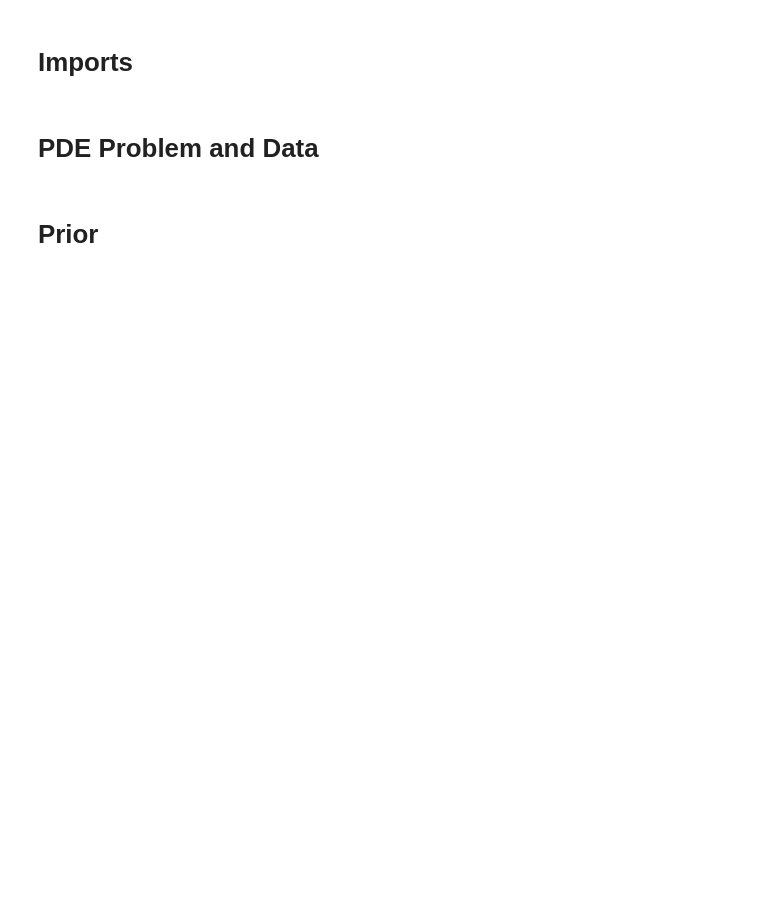
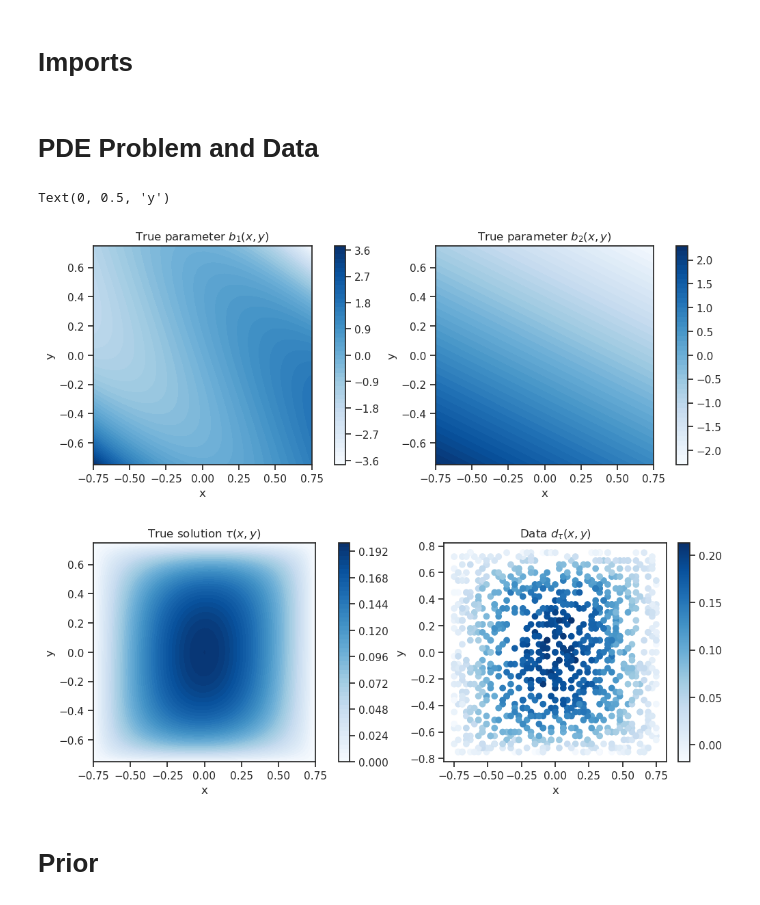
Before and after one commit to maximilian-kruse/SPIN, a Jupyter notebook: examples/2D_drift_mfpt.ipynb, the cells around one changed output. Cells and saved outputs as stored; diff of their text form; code cells hidden in the pictures; blank space fills up the shorter version.

```diff
--- a/examples/2D_drift_mfpt.ipynb
+++ b/examples/2D_drift_mfpt.ipynb
@@ -37,7 +37,7 @@ true_parameter = converter.convert_to_numpy(
 true_solution = spin_problem.solve_forward(true_parameter)
 # %%
 noise_std = 0.01
-num_data_points = 100
+num_data_points = 1000
 rng = np.random.default_rng(seed=0)
 data_indices = rng.integers(1, true_solution.size - 1, size=num_data_points)
 data_locations = solution_coordinates[data_indices, :]
@@ -54,52 +54,46 @@ contour_plot = axs[0].tricontourf(
     cmap="Blues",
 )
 fig.colorbar(contour_plot)
-axs[0].set_title("True parameter")
+axs[0].set_title(r"True parameter $b_1(x, y)$")
 axs[0].set_xlabel("x")
 axs[0].set_ylabel("y")
-axs[0].text(
-    0.2, 0.5, r"$b_1(x, y)$", bbox={"facecolor": "white", "boxstyle": "round", "alpha": 0.7}
-)
+
 contour_plot = axs[1].tricontourf(
     parameter_coordinates[:, 0],
     parameter_coordinates[:, 1],
     true_parameter[1, :],
     levels=50,
     cmap="Blues",
 )
 fig.colorbar(contour_plot)
-axs[1].set_title("True parameter")
+axs[1].set_title(r"True parameter $b_2(x, y)$")
 axs[1].set_xlabel("x")
 axs[1].set_ylabel("y")
-axs[1].text(
-    0.2, 0.5, r"$b_2(x, y)$", bbox={"facecolor": "white", "boxstyle": "round", "alpha": 0.7}
-)
 
 fig, axs = plt.subplots(nrows=1, ncols=2, figsize=(10, 4), layout="constrained")
 contour_plot = axs[0].tricontourf(
     solution_coordinates[:, 0],
     solution_coordinates[:, 1],
     true_solution,
     levels=50,
     cmap="Blues",
 )
 fig.colorbar(contour_plot)
-axs[0].set_title("True solution")
+axs[0].set_title(r"True solution $\tau(x, y)$")
 axs[0].set_xlabel("x")
 axs[0].set_ylabel("y")
-axs[0].text(
-    0.2, 0.5, r"$\tau(x, y)$", bbox={"facecolor": "white", "boxstyle": "round", "alpha": 0.7}
-)
+
 scatter_plot = axs[1].scatter(
     data_locations[:, 0], data_locations[:, 1], c=data_values, cmap="Blues"
 )
 fig.colorbar(scatter_plot)
-axs[1].set_title("Data")
+axs[1].set_title(r"Data $d_\tau(x, y)$")
 axs[1].set_xlabel("x")
 axs[1].set_ylabel("y")
-axs[1].text(
-    0.4, 0.65, r"$d_\tau(x, y)$", bbox={"facecolor": "gray", "boxstyle": "round", "alpha": 0.5}
-)
+# %% [output]
+Text(0, 0.5, 'y')
+[figure, added]
+[figure, added]
 # %% [markdown]
 # Prior
 # %%
```
Also changed, not shown: parts of 9 cells of this notebook, 4 other files.
